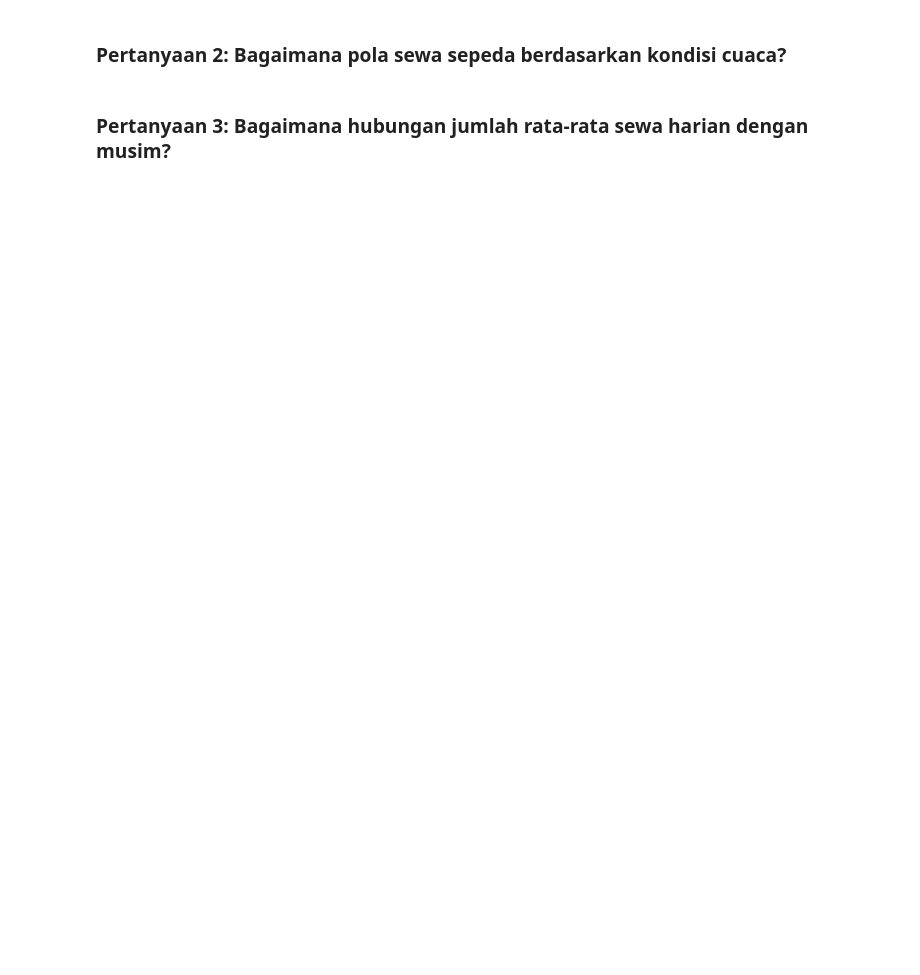
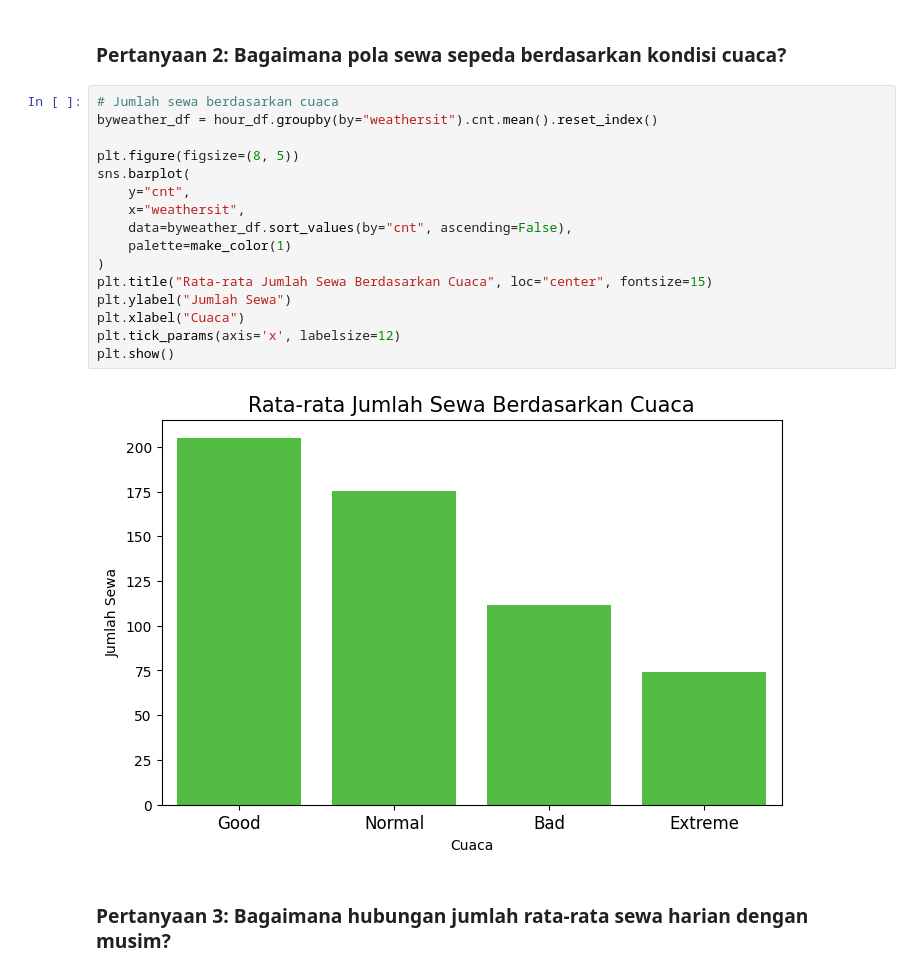
Before and after one commit to IrfanArsyananda/Analisis-Data-dengan-Python, a Jupyter notebook: Submission/notebook.ipynb, the cells around one changed output. Drawn from its saved outputs; the diff is of its cells as text; blank space fills up the shorter version.

```diff
--- a/Submission/notebook.ipynb
+++ b/Submission/notebook.ipynb
@@ -529,4 +557,22 @@ Hasil :
 # %% [markdown]
 ### Pertanyaan 2: Bagaimana pola sewa sepeda berdasarkan kondisi cuaca?
+# %%
+# Jumlah sewa berdasarkan cuaca
+byweather_df = hour_df.groupby(by="weathersit").cnt.mean().reset_index()
+
+plt.figure(figsize=(8, 5))
+sns.barplot(
+    y="cnt",
+    x="weathersit",
+    data=byweather_df.sort_values(by="cnt", ascending=False),
+    palette=make_color(1)
+)
+plt.title("Rata-rata Jumlah Sewa Berdasarkan Cuaca", loc="center", fontsize=15)
+plt.ylabel("Jumlah Sewa")
+plt.xlabel("Cuaca")
+plt.tick_params(axis='x', labelsize=12)
+plt.show()
+# %% [output]
+[figure, added]
 # %% [markdown]
 ### Pertanyaan 3: Bagaimana hubungan jumlah rata-rata sewa harian dengan musim?
```
Also changed, not shown: parts of 12 cells of this notebook.
